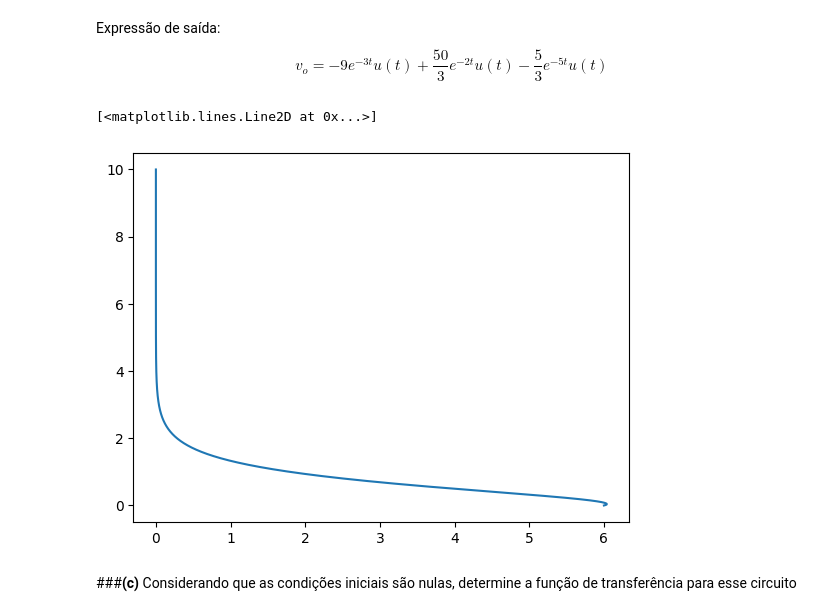
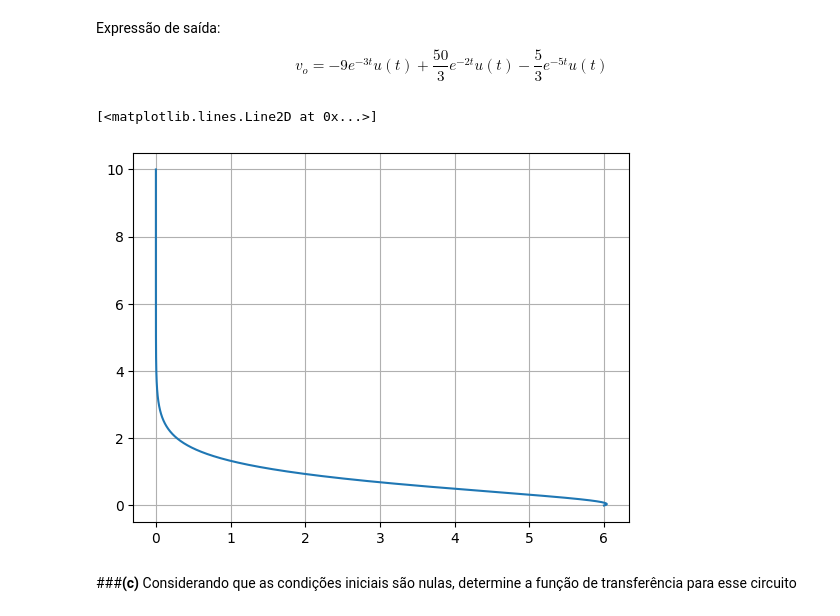
Before and after one commit to nestorfranca/Sinais, a Jupyter notebook: Prova2.ipynb, the cells around one changed output. Cells and saved outputs as stored; diff of their text form; code cells hidden in the pictures.

```diff
--- a/Prova2.ipynb
+++ b/Prova2.ipynb
@@ -112,16 +117,17 @@ $$v_o = -9e^{-3t}u(t) + \frac{50}{3}e^{-2t}u(t) - \frac{5}{3}e^{-5t}u(t)$$
 # %%
 import numpy as np
 import matplotlib.pyplot as plt
 
 Ts = 1e-4
 
 tv = np.arange(0,10,Ts)
 
 v_o = -9*np.exp(-3*tv) + (50/3)*np.exp(-2*tv) - (5/3)*np.exp(-5*tv)
+plt.grid()
 plt.plot(v_o, tv)
 # %% [output]
 [<matplotlib.lines.Line2D at 0x...>]
-[figure, old version]
+[figure, new version]
 # %% [markdown]
 ###**(c)** Considerando que as condições iniciais são nulas, determine a função de transferência para esse circuito
 # %% [markdown]
```
Also changed, not shown: parts of 15 cells of this notebook.
